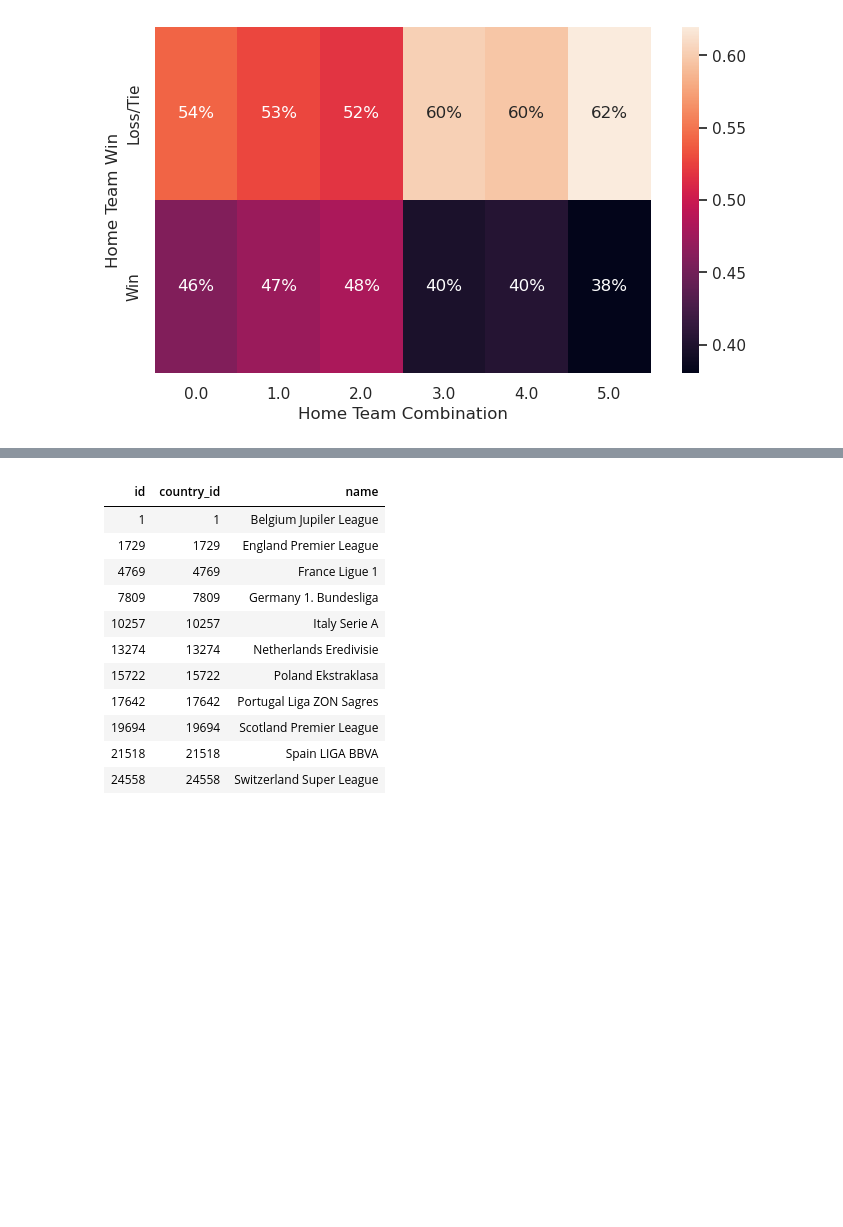
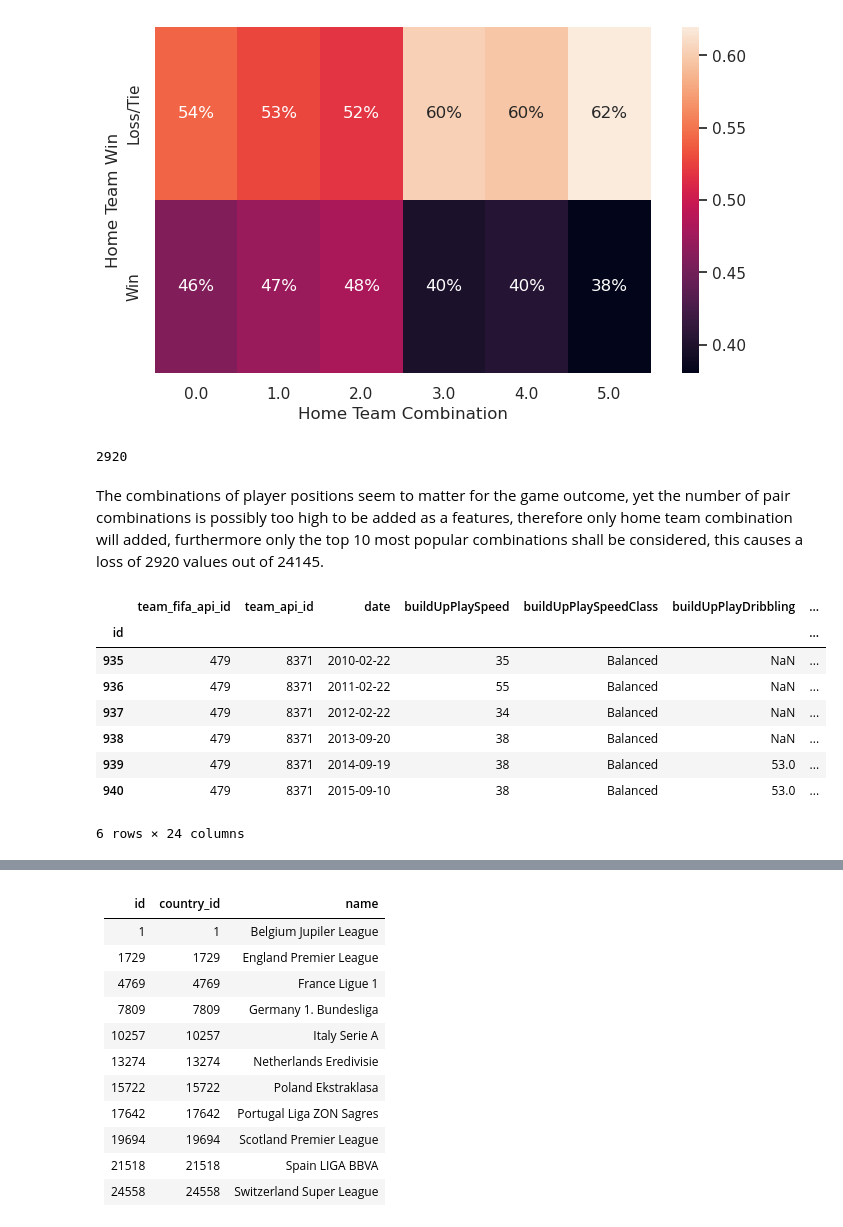
Before and after one commit to gediminas-skvarnavicius/football-db-analysis, a Jupyter notebook: analysis.ipynb, the cells around one changed output, grey strips where cells are left out. Cells and saved outputs as stored; diff of their text form; code cells hidden in the pictures; blank space fills up the shorter version.

```diff
--- a/analysis.ipynb
+++ b/analysis.ipynb
@@ -470,3 +468,10 @@ FROM Team_Attributes t
+# %%
+team_attr_raw = con.query(
+f"""--sql
+SELECT *
+FROM Team_Attributes
+"""
+).to_df()
 # %% [markdown]
 #### What is the distribution of Team attributes?
 # %% [markdown]
@@ -484,9 +489,13 @@ team_numeric_cols = [
     "defenceTeamWidth",
 ]
 team_categoric_cols = [col + "Class" for col in team_numeric_cols]
-latest_team_attr[team_numeric_cols] = latest_team_attr[team_numeric_cols].apply(
+team_attr_raw[team_numeric_cols] = team_attr_raw[team_numeric_cols].apply(
     pd.to_numeric, errors="coerce"
 )
+team_attr_raw['date']=pd.to_datetime(team_attr_raw['date'])
+team_attr_raw.set_index('id',inplace=True)
+
+latest_team_attr=team_attr_raw.loc[team_attr_raw.groupby('team_api_id').date.idxmax()]
 # %% [markdown]
 ##### Plotting numeric attributes and their categories:
 # %%
@@ -657,3 +659,9 @@ ax_combo_contingency.set_yticklabels(['Loss/Tie','Win'])
 plt.show()
 # %% [output]
 [figure]
+# %%
+match_win_df['combinations_home'].value_counts()[10:].sum()
+# %% [output]
+2920
+# %% [markdown]
+The combinations of player positions seem to matter for the game outcome, yet the number of pair combinations is possibly too high to be added as a features, therefore only home team combination will added, furthermore only the top 10 most popular combinations shall be considered, this causes a loss of 2920 values out of 24145.
@@ -660,3 +670,38 @@ plt.show()
+# %%
+team_attr_raw = con.query(
+    """--sql
+SELECT *
+FROM Team_attributes
+"""
+).to_df()
+
+team_attr_raw
+# %%
+unique_team_ids = [
+    i[0]
+    for i in con.query(
+        """--sql
+SELECT DISTINCT team_api_id
+FROM Team_attributes
+"""
+    ).fetchall()
+]
+teams={}
+
+for team in unique_team_ids:
+    teams[team]=Team(team)
+# %%
+team_attr_raw.loc[team_attr_raw['team_api_id'] == teams[team].team_id]
+# %% [output]
+|  | team_fifa_api_id | team_api_id | date | buildUpPlaySpeed | buildUpPlaySpeedClass | buildUpPlayDribbling | ... |
+| id |  |  |  |  |  |  | ... |
+| 935 | 479 | 8371 | 2010-02-22 | 35 | Balanced | NaN | ... |
+| 936 | 479 | 8371 | 2011-02-22 | 55 | Balanced | NaN | ... |
+| 937 | 479 | 8371 | 2012-02-22 | 34 | Balanced | NaN | ... |
+| 938 | 479 | 8371 | 2013-09-20 | 38 | Balanced | NaN | ... |
+| 939 | 479 | 8371 | 2014-09-19 | 38 | Balanced | 53.0 | ... |
+| 940 | 479 | 8371 | 2015-09-10 | 38 | Balanced | 53.0 | ... |
+6 rows × 24 columns
 # %%
 Markdown(tabulate(con.query(
     f"""--sql
```
Also changed, not shown: parts of 13 cells of this notebook, 2 other files.
